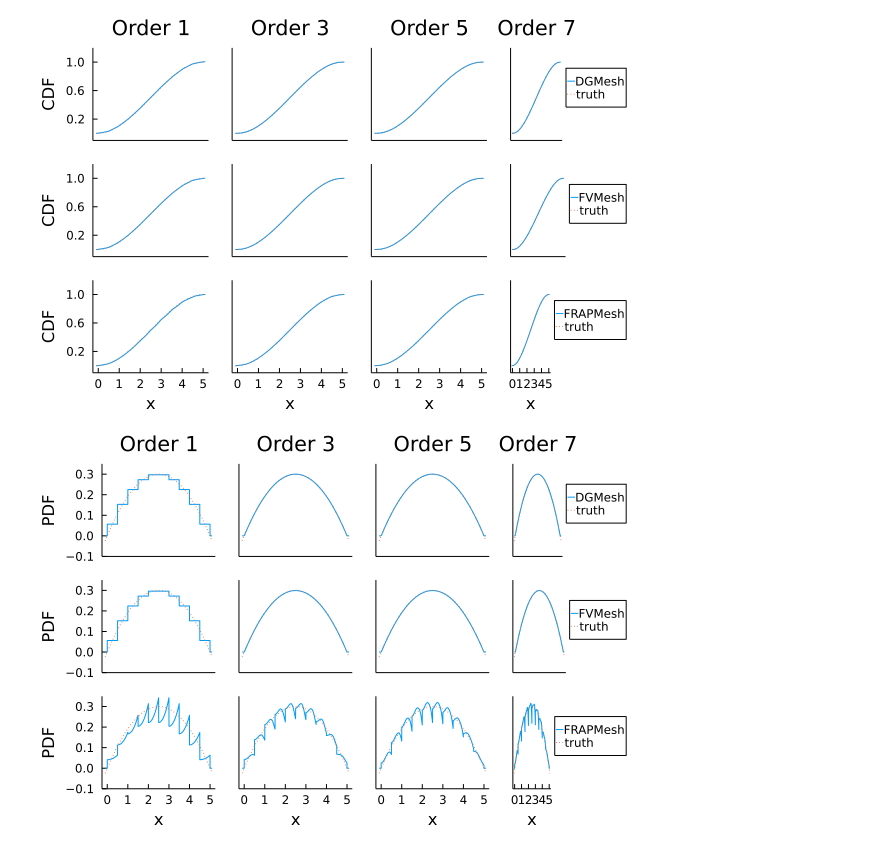
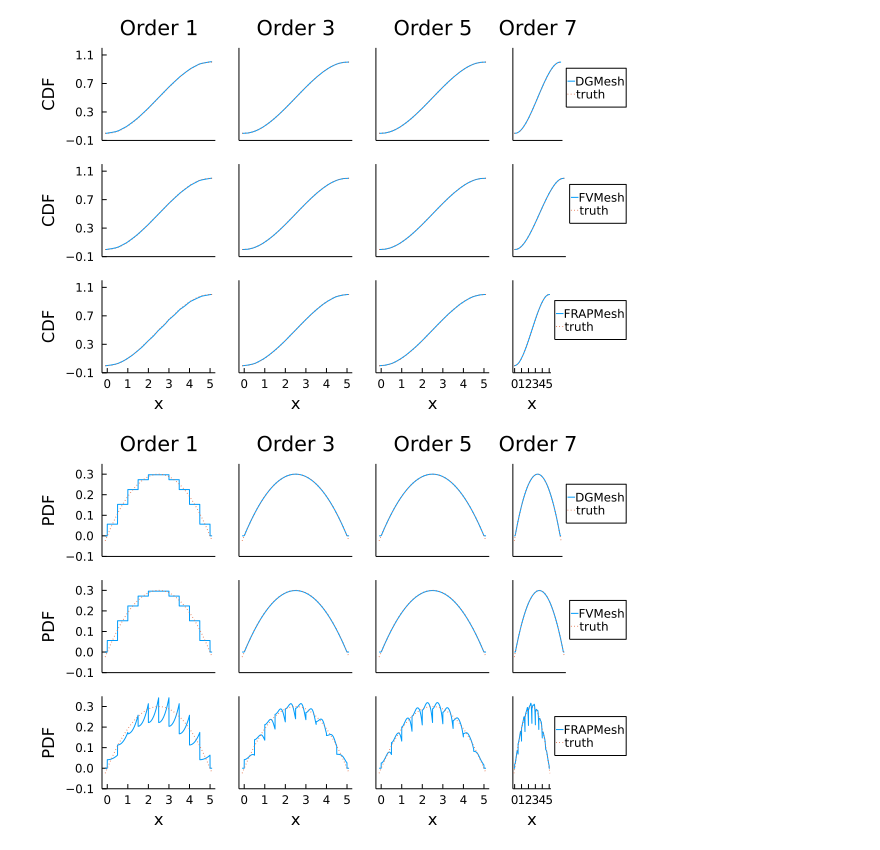
Before and after one commit to angus-lewis/DFQExamples.jl, a Jupyter notebook: notebooks/FunctionReconstruction.ipynb, the cells around one changed output. Drawn from its saved outputs; the diff is of its cells as text; code cells hidden in the pictures.

```diff
--- a/notebooks/FunctionReconstruction.ipynb
+++ b/notebooks/FunctionReconstruction.ipynb
@@ -14,7 +12,7 @@ T = Matrix([0.0]')
 c = [1.0]
 model = FluidQueue(T,c)
 
-nodes = collect(0.0:0.5:5);
+nodes = collect(0.0:0.5:5.0);
 # %%
 
 for plt_type in (cdf,pdf)
@@ -31,14 +29,17 @@ for plt_type in (cdf,pdf)
             dq = DiscretisedFluidQueue(model,mesh)
 
             d0 = interior_point_mass(eps(),1,dq)
+            V = DiscretisedFluidQueues.vandermonde(order)
+            # (mtype<:DGMesh)&&display(d0.coeffs)
 
             rec = plt_type(d0)
-
+            y_lim_vals = (plt_type==pdf) ? (-3.0,9.0) : (-1.0,2.0)
+            y_tick_vals = ((plt_type==pdf) ? (y_lim_vals[1]:3:y_lim_vals[2]) : (y_lim_vals[1]:0.4:y_lim_vals[2]))
             std_plot(args...; kwargs...) = plot!(
                 p.layout.grid[c_mesh,c_order],
                 x->rec(x,1),
                 nodes[1]-0.1, 1.1;
-                ylim=((plt_type==pdf) ? (-3,9) : (-0.1,1.2)),
+                ylim=y_lim_vals,
                 linestyle=linetypes[c_mesh],
                 xticks=false,
                 yticks=false,
@@ -47,7 +48,7 @@ for plt_type in (cdf,pdf)
             )
             if c_order == 1
                 std_plot(;label=false,ylabel=uppercase(string(plt_type)),legend=false)
-                yticks!(p.layout.grid[c_mesh,c_order], ((plt_type==pdf) ? (-3:3:9) : (-0.2:0.4:1.2)))
+                yticks!(p.layout.grid[c_mesh,c_order], y_tick_vals)
             elseif c_order == 4
                 std_plot(;label=string(mtype),legend=:outerright)
             else
@@ -110,12 +111,13 @@ for plt_type in (cdf,pdf)
             d0 = SFMDistribution(f,dq)
 
             rec = plt_type(d0)
-
+            y_lim_vals = (plt_type==pdf) ? (-0.1,0.35) : (-0.1,1.2)
+            y_tick_vals = ((plt_type==pdf) ? (y_lim_vals[1]:0.1:y_lim_vals[2]) : (y_lim_vals[1]:0.4:y_lim_vals[2]))
             std_plot(args...; kwargs...) = plot!(
                 p.layout.grid[c_mesh,c_order],
                 x->rec(x,1),
                 nodes[1]-0.1, 5.1;
-                ylim=((plt_type==pdf) ? (-0.1,0.35) : (-0.1,1.2)),
+                ylim=y_lim_vals,
                 linestyle=linetypes[c_mesh],
                 xticks=false,
                 yticks=false,
@@ -124,7 +126,7 @@ for plt_type in (cdf,pdf)
             )
             if c_order == 1
                 std_plot(;label=false,ylabel=uppercase(string(plt_type)),legend=false)
-                yticks!(p.layout.grid[c_mesh,c_order], ((plt_type==pdf) ? (-0.1:0.1:0.35) : (-0.2:0.4:1.2)))
+                yticks!(p.layout.grid[c_mesh,c_order], y_tick_vals)
             elseif c_order == 4
                 std_plot(;label=string(mtype),legend=:outerright)
             else
@@ -140,32 +142,32 @@ for plt_type in (cdf,pdf)
                 int_f(x) = (0<x<5)*(5*x^2/2-x^3/3)/(125/6) + (x>=5)
                 plot!(
                     p.layout.grid[c_mesh,c_order],
                     x->int_f(x),
                     nodes[1]-0.1, 5.1,
                     args...;
                     linestyle=:dot,
                     kwargs...,
                 )
             elseif plt_type==pdf
                 plot!(
                     p.layout.grid[c_mesh,c_order],
                     x->f(x,1),
                     nodes[1]-0.1, 5.1,
                     args...;
                     subplot=c_order,
                     linestyle=:dot,
                     kwargs...
                 )
             end
             if c_order==4
                 std_plot2(;label="truth",legend=:outerright)
             else
                 std_plot2(;label=false)
             end
         end
     end
     display(p)
 end
 # %% [output]
-[figure, old version]
+[figure, new version]
 [figure]
```
Also changed, not shown: parts of 20 cells of this notebook, 1 other file.
